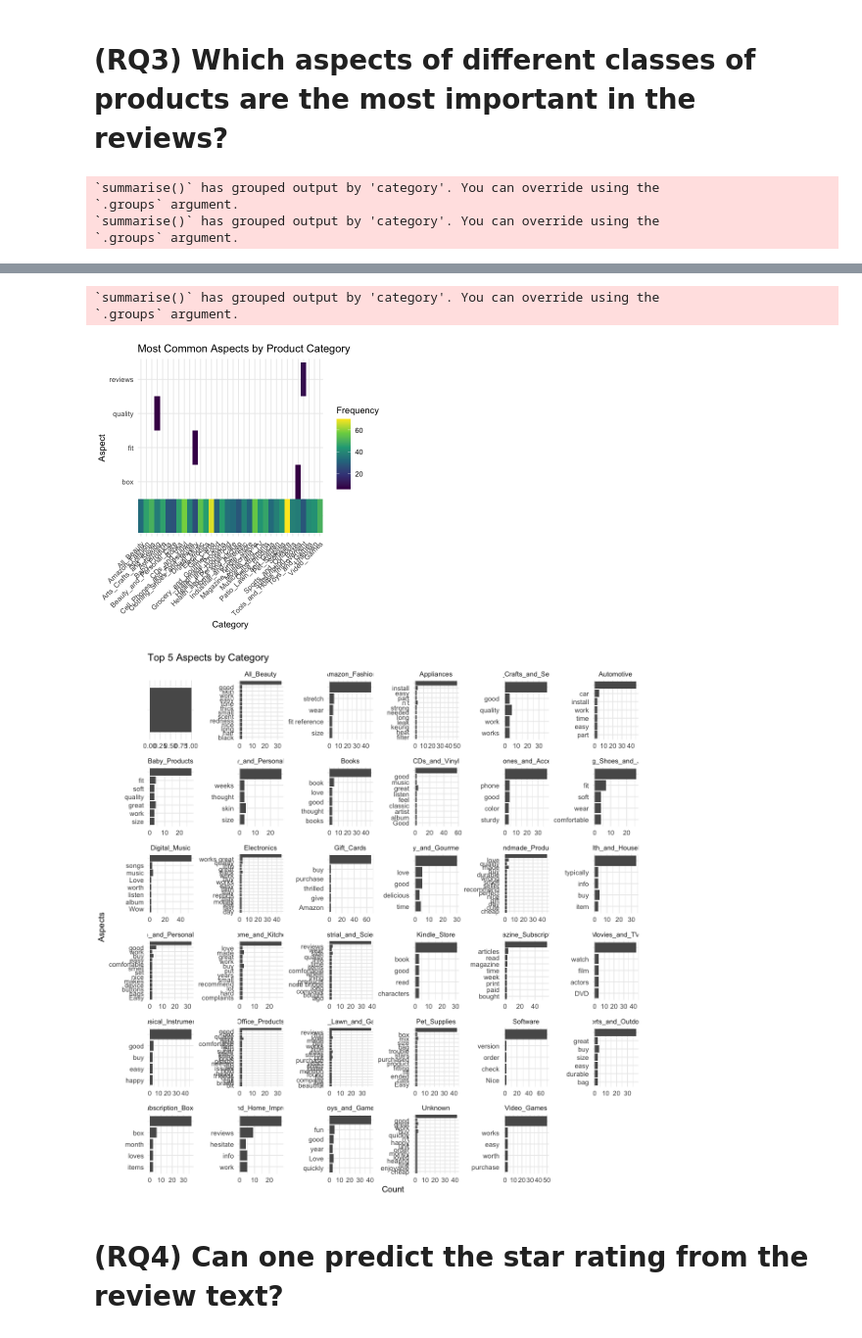
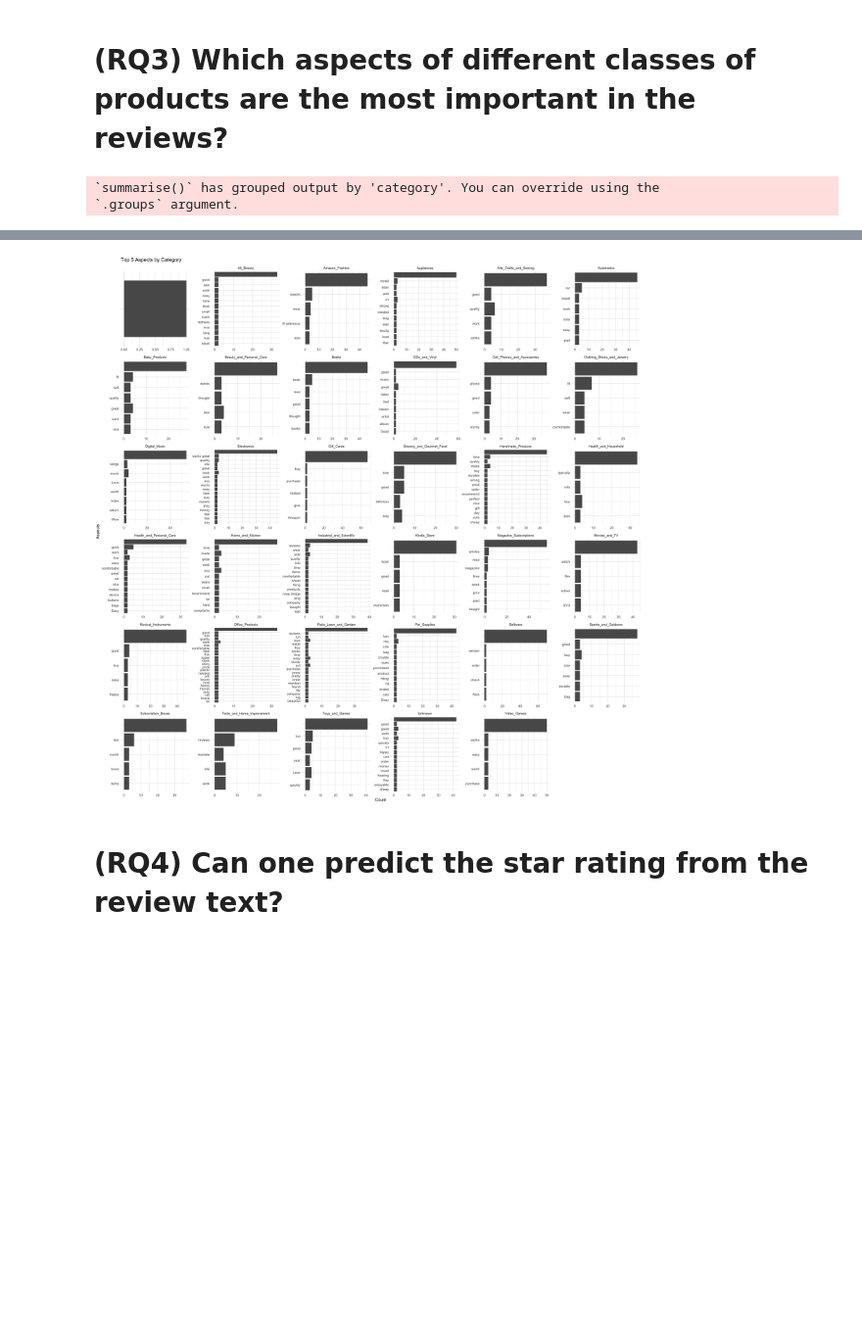
Before and after one commit to sueszli/amazeballs, a Jupyter notebook: docs/tmp.ipynb, the cells around one changed output, grey strips where cells are left out. Shown at 98% size. Cells and saved outputs as stored; diff of their text form; code cells hidden in the pictures; blank space fills up the shorter version.

```diff
--- a/docs/tmp.ipynb
+++ b/docs/tmp.ipynb
@@ -128,7 +131,9 @@ Warning message:
 # %% [markdown]
 # (RQ3) Which aspects of different classes of products are the most important in the reviews?
 # %%
-options(repr.plot.width=5, repr.plot.height=5)
+options(repr.plot.width=20, repr.plot.height=20)
+
+df$aspects <- gsub("n't", "", df$aspects)
 
 df$aspects_clean <- gsub("\\[|\\]|\\'", "", df$aspects)
 aspects_df <- df %>%
@@ -143,36 +148,6 @@ ggplot(head(aspects_df, 50), aes(x = reorder(aspects_clean, count), y = count, f
     theme_minimal() +
     labs(title = "Top Aspects Mentioned in Reviews by Category", x = "Aspect", y = "Frequency")
 
-aspect_analysis <- df %>%
-    mutate(aspects = str_remove_all(aspects, "\\[|\\]|\\'")) %>%
-    separate_rows(aspects, sep = ", ") %>%
-    group_by(category, aspects) %>%
-    summarise(count = n()) %>%
-    arrange(desc(count))
-ggplot(aspect_analysis %>% filter(count > 5), aes(x = category, y = aspects, fill = count)) +
-    geom_tile() +
-    scale_fill_viridis_c() +
-    theme_minimal() +
-    theme(axis.text.x = element_text(angle = 45, hjust = 1)) +
-    labs(title = "Most Common Aspects by Product Category", x = "Category", y = "Aspect", fill = "Frequency")
-
-df$aspects_clean <- gsub("\\[|\\]|\\'", "", df$aspects)
-aspects_df <- df %>%
-    filter(aspects_clean != "") %>%
-    separate_rows(aspects_clean, sep = ",") %>%
-    group_by(category, aspects_clean) %>%
-    summarise(count = n()) %>%
-    arrange(desc(count))
-
-options(repr.plot.width=10, repr.plot.height=10)
-
-# ggplot(aspects_df %>% group_by(category) %>% top_n(5, count), aes(x = reorder(aspects_clean, count), y = count)) +
-#     geom_bar(stat = "identity") +
-#     facet_wrap(~category, scales = "free") +
-#     coord_flip() +
-#     theme_minimal() +
-#     labs(x = "Aspects", y = "Count", title = "Top 5 Aspects Mentioned in Reviews by Category")
-
 aspects_df <- df %>%
     mutate(aspects = str_remove_all(aspects, "\\[|\\]|\\'")) %>%
     separate_rows(aspects, sep = ", ") %>%
@@ -186,5 +161,3 @@ ggplot(aspects_df %>% group_by(category) %>% top_n(5, n), aes(x = reorder(aspect
 # %% [output]
 `summarise()` has grouped output by 'category'. You can override using the
 `.groups` argument.
-`summarise()` has grouped output by 'category'. You can override using the
-`.groups` argument.
@@ -192,7 +165,4 @@ ggplot(aspects_df %>% group_by(category) %>% top_n(5, n), aes(x = reorder(aspect
-`summarise()` has grouped output by 'category'. You can override using the
-`.groups` argument.
-[figure, old version]
+[figure, new version]
-[figure, removed]
 # %% [markdown]
 # (RQ4) Can one predict the star rating from the review text?
 # %%
```
Also changed, not shown: parts of 2 cells of this notebook.
